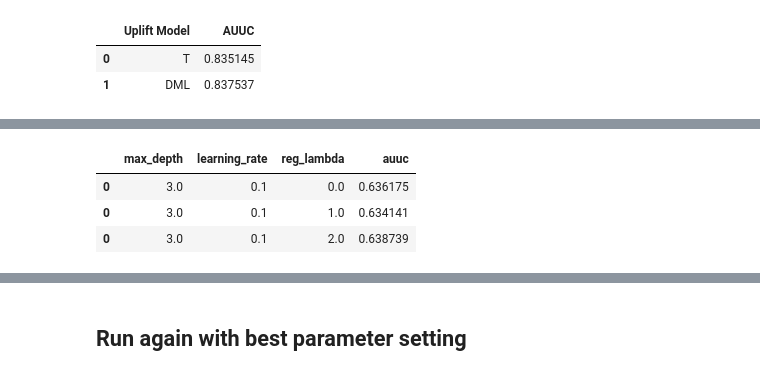
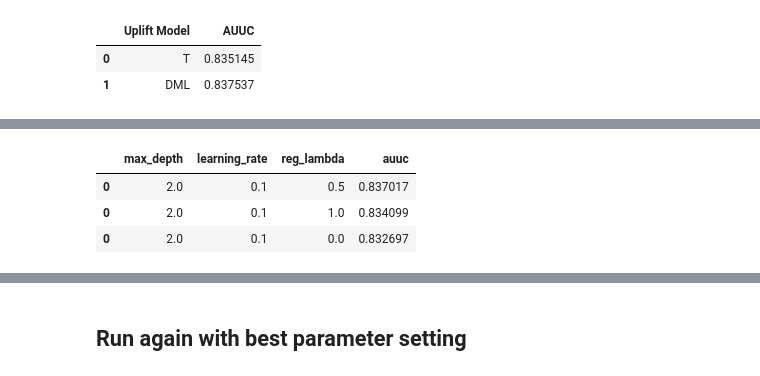
Before and after one commit to LingyiKong353/ML-Projects, a Jupyter notebook: Causal-Inference-In-Marketing/Causal Inference In Marketing.ipynb, the cells around one changed output, grey strips where cells are left out. Drawn from its saved outputs; the diff is of its cells as text; code cells hidden in the pictures.

```diff
--- a/Causal-Inference-In-Marketing/Causal Inference In Marketing.ipynb
+++ b/Causal-Inference-In-Marketing/Causal Inference In Marketing.ipynb
@@ -28,6 +28,7 @@ import numpy as np
 from sklearn.model_selection import train_test_split
 from xgboost import XGBRegressor, XGBClassifier
 import matplotlib.pyplot as plt
+pd.options.display.float_format = '{:.2f}'.format
 
 # Import CasualML
 from causalml.inference.meta import BaseTClassifier
@@ -259,27 +288,30 @@ pd.DataFrame({"Uplift Model": ["T", "DML"], "AUUC": [auuc_df["ite_t"], auuc_df["
 # %%
+max_depth_values = [2, 6, 9, 12]
+learning_rate_values = [0.1, 0.3, 0.6]
+reg_lambda_values = [0, 0.5, 1, 2]
 results = pd.DataFrame({'max_depth': [], 'learning_rate': [], 'reg_lambda': [], 'auuc': []})
+
 for max_depth in max_depth_values:
     for learning_rate in learning_rate_values:
         for reg_lambda in reg_lambda_values:
             t_learner = BaseTClassifier(learner=XGBClassifier(max_depth=max_depth, learning_rate = learning_rate, reg_lambda = reg_lambda, random_state=42))
             t_learner.fit(X_train, T_train, y_train)
             ite_test = t_learner.predict(X_test)
             ite_test = [value[0] for value in ite_test]
             df_test = pd.DataFrame({"treatment": T_test, "ite": ite_test, "outcome": y_test})
             df_test_sorted = df_test.sort_values(by='ite', ascending=False)
             this_score = auuc_score(df_test_sorted, outcome_col='outcome', treatment_col='treatment')
             this_result = pd.DataFrame({
                 'max_depth': [max_depth],
                 'learning_rate': [learning_rate],
                 'reg_lambda': [reg_lambda],
                 'auuc': [this_score['ite']]
             })
             results = pd.concat([results, this_result], axis=0)
 
-results.sort_values(by='auuc', ascending=False)
-display(results.head(3))
+results.sort_values(by='auuc', ascending=False).head(3)
 # %% [output]
 |  | max_depth | learning_rate | reg_lambda | auuc |
-| 0 | 3.0 | 0.1 | 0.0 | 0.636175 |
-| 0 | 3.0 | 0.1 | 1.0 | 0.634141 |
-| 0 | 3.0 | 0.1 | 2.0 | 0.638739 |
+| 0 | 2.0 | 0.1 | 0.5 | 0.837017 |
+| 0 | 2.0 | 0.1 | 1.0 | 0.834099 |
+| 0 | 2.0 | 0.1 | 0.0 | 0.832697 |
```
Also changed, not shown: parts of 18 cells of this notebook.
